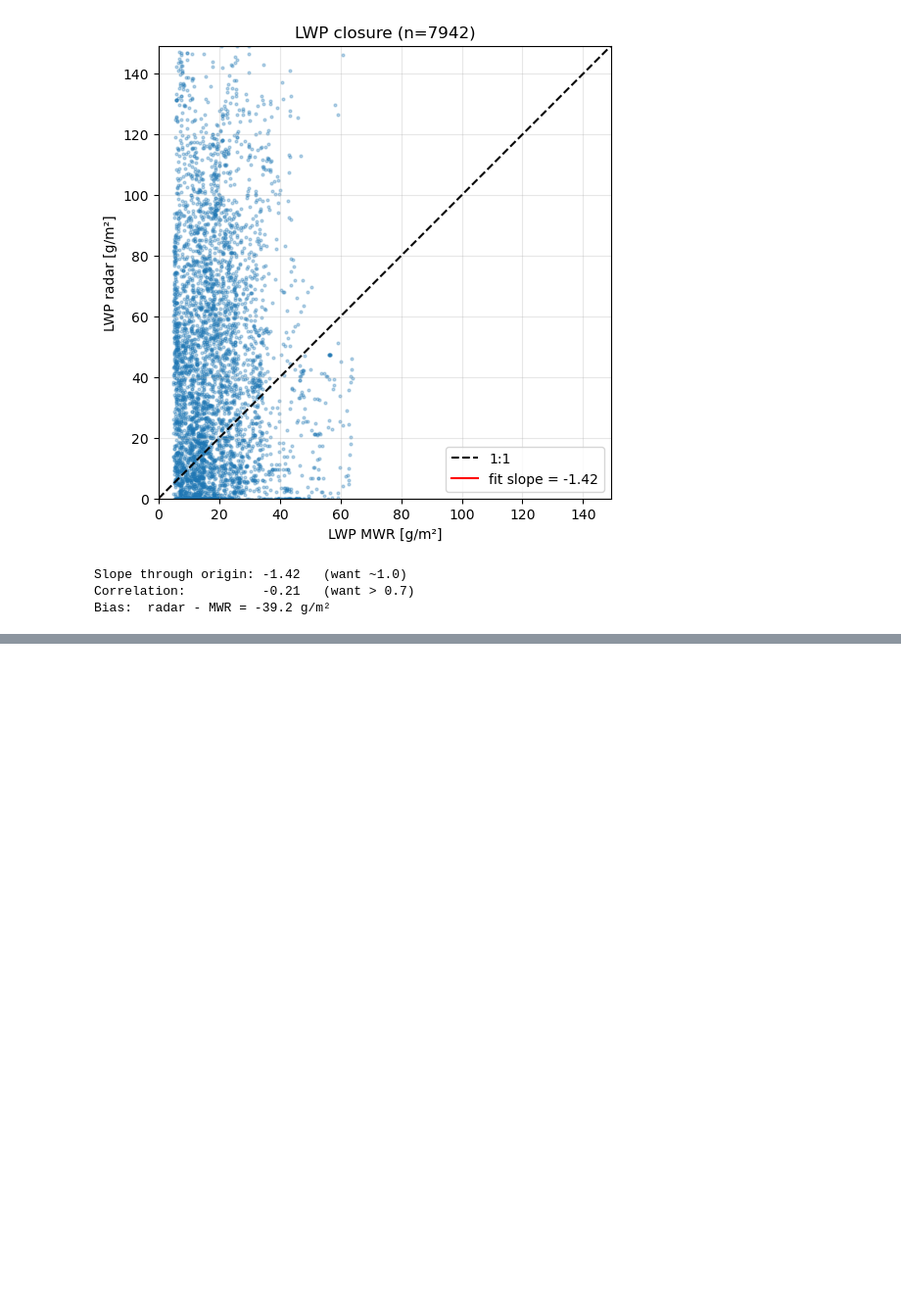
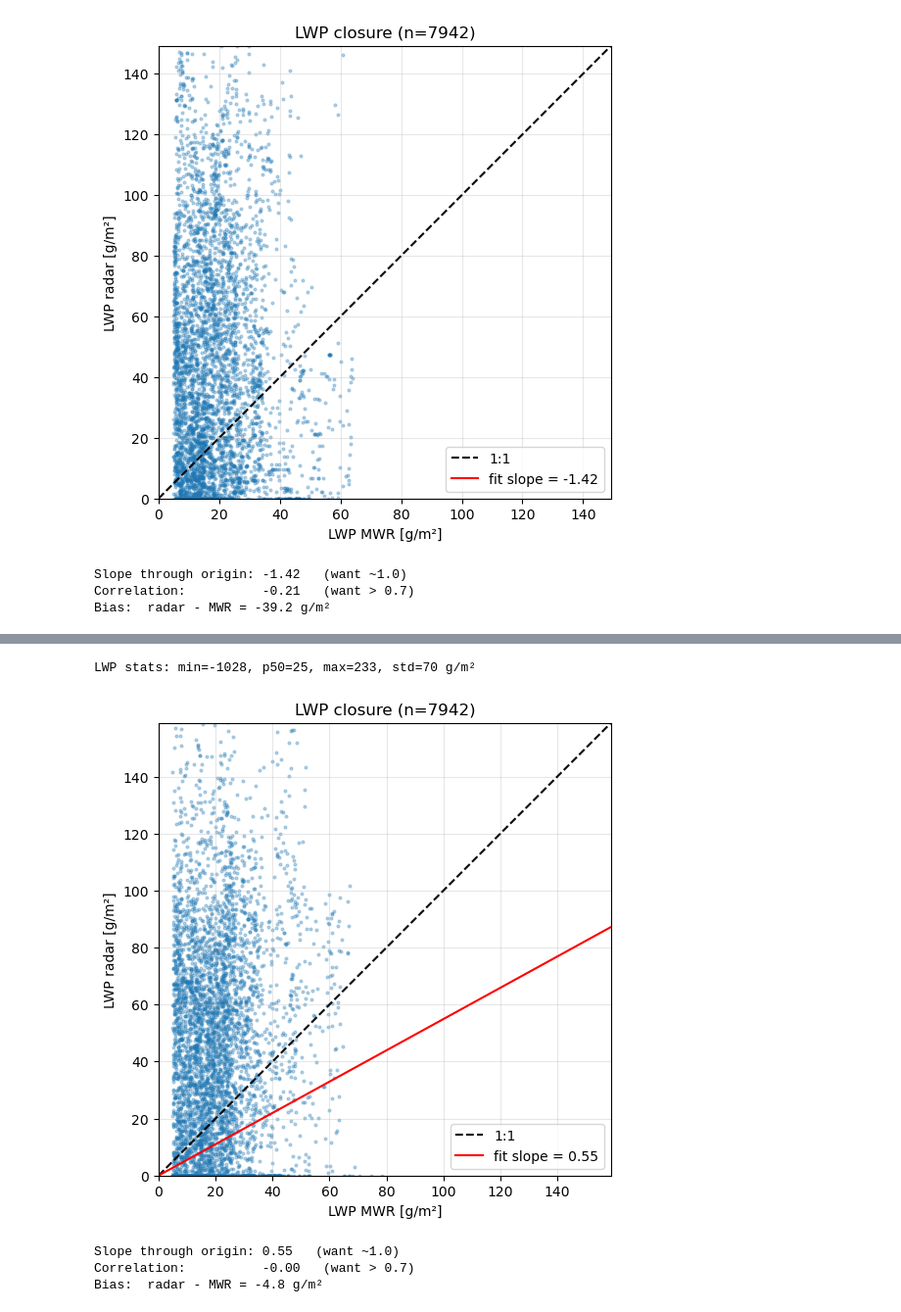
Before and after one commit to geronbreuergb-tech/dual_freq_radar_lwc, a Jupyter notebook: notebooks/04_lwc_retrieval_zhu.ipynb, the cells around one changed output, grey strips where cells are left out. Shown at 98% size. Saved outputs shown, nothing was run; the diff lists cells and outputs as text; code cells hidden in the pictures; blank space fills up the shorter version.

```diff
--- a/notebooks/04_lwc_retrieval_zhu.ipynb
+++ b/notebooks/04_lwc_retrieval_zhu.ipynb
@@ -642,0 +727,57 @@ Bias:  radar - MWR = -39.2 g/m²
+# %%
+# %% C1: Retrieval
+lwc_clean, n_win = retrieve_lwc_zhu_guarded(
+    dwr=dwr_2km_smoothed,          # your 30 s time-averaged DWR
+    kappa_w=ds_retrieval["kappa_W"],
+    kappa_ka=ds_retrieval["kappa_Ka"],
+    alpha_w=ds_retrieval["alpha_W"],
+    alpha_ka=ds_retrieval["alpha_Ka"],
+    cloud_mask=cloud_mask_clean,   # THE CHANGE
+    N_default=11,
+)
+
+# %% C2: LWP with clean mask
+dz = float(dwr_2km_smoothed["range"].diff("range").mean())
+lwp_radar = (lwc_clean.where(cloud_mask_clean).fillna(0) * dz).sum(dim="range")
+lwp_radar = lwp_radar.where(cloud_mask_clean.any(dim="range"))
+
+print(f"LWP stats: min={float(lwp_radar.min()):.0f}, "
+      f"p50={float(lwp_radar.median()):.0f}, "
+      f"max={float(lwp_radar.max()):.0f}, "
+      f"std={float(lwp_radar.std()):.0f} g/m²")
+# %% [output]
+LWP stats: min=-1028, p50=25, max=233, std=70 g/m²
+# %%
+# %% LWP closure test
+# Integrate guarded LWC to LWP in g/m² (note: NO /1000 — we want g/m², not kg/m²)
+dz = float(dwr_2km_smoothed["range"].diff("range").mean())   # ~22.4 m
+lwp_radar = (lwc_clean.where(ds_retrieval["cloud_mask"]).fillna(0) * dz).sum(dim="range")
+lwp_radar = lwp_radar.where(ds_retrieval["cloud_mask"].any(dim="range"))   # NaN if no cloud
+lwp_radar.attrs["units"] = "g m-2"
+
+
+# Scatter
+fig, ax = plt.subplots(figsize=(6, 6))
+x = ds_retrieval["LWP"].values
+y = lwp_radar.values
+good = np.isfinite(x) & np.isfinite(y) & (x > 5)   # ignore near-zero MWR
+ax.scatter(x[good], y[good], s=4, alpha=0.3)
+lim = max(np.nanpercentile(x[good], 99), np.nanpercentile(y[good], 99))
+ax.plot([0, lim], [0, lim], "k--", label="1:1")
+slope = np.nansum(x[good] * y[good]) / np.nansum(x[good] ** 2)
+ax.plot([0, lim], [0, slope * lim], "r-", label=f"fit slope = {slope:.2f}")
+ax.set_xlabel("LWP MWR [g/m²]"); ax.set_ylabel("LWP radar [g/m²]")
+ax.set_xlim(0, lim); ax.set_ylim(0, lim)
+ax.set_aspect("equal"); ax.grid(alpha=0.3); ax.legend()
+ax.set_title(f"LWP closure (n={good.sum()})")
+plt.show()
+
+corr = np.corrcoef(x[good], y[good])[0, 1]
+print(f"Slope through origin: {slope:.2f}   (want ~1.0)")
+print(f"Correlation:          {corr:.2f}   (want > 0.7)")
+print(f"Bias:  radar - MWR = {np.nanmean(y[good] - x[good]):+.1f} g/m²")
+# %% [output]
+[figure, added]
+Slope through origin: 0.55   (want ~1.0)
+Correlation:          -0.00   (want > 0.7)
+Bias:  radar - MWR = -4.8 g/m²
```
Also changed, not shown: parts of 3 cells of this notebook, 2 other files.
